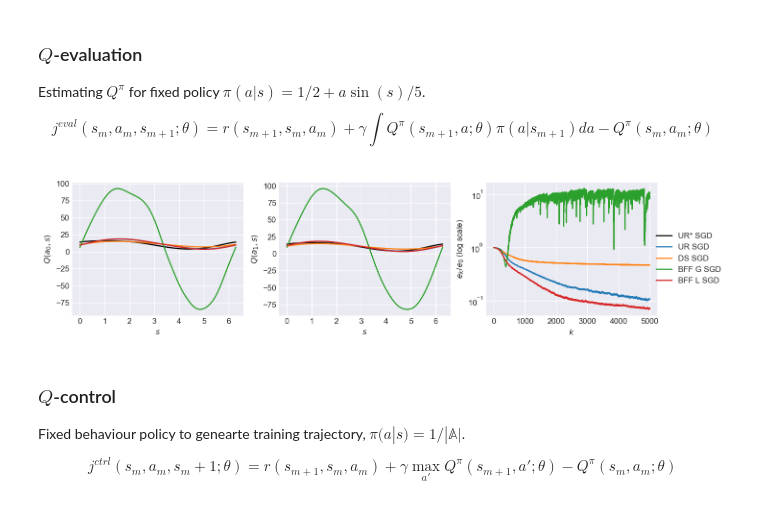
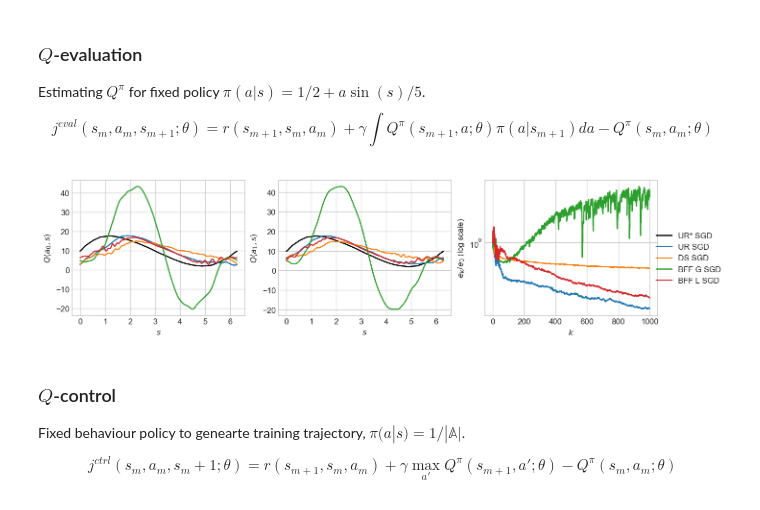
Before and after one commit to franinsu/CBO_RL, a Jupyter notebook: CBO_RL_full.ipynb, the cells around one changed output. Drawn from its saved outputs; the diff is of its cells as text; code cells hidden in the pictures.

```diff
--- a/CBO_RL_full.ipynb
+++ b/CBO_RL_full.ipynb
@@ -362,10 +337,7 @@ epochs = 1
 # %%
-V_UR_CBO, e_UR_CBO = V_eval_CBO_gen(UR_CBO_L)(
-    N=N, m=m,epochs=epochs, η_k=η_k, τ_k=τ_k, β_k=β_k, δ=δ, V_net_comp = V_UR_SGD_star)
-V_DS_CBO, e_DS_CBO = V_eval_CBO_gen(DS_CBO_L)(
-    N=N, m=m,epochs=epochs, η_k=η_k, τ_k=τ_k, β_k=β_k, δ=δ,V_net_comp = V_UR_SGD_star)
-V_BFF_CBO, e_BFF_CBO = V_eval_CBO_gen(BFF_CBO_L)(
-    N=N, m=m,epochs=epochs, η_k=η_k, τ_k=τ_k, β_k=β_k, δ=δ,V_net_comp = V_UR_SGD_star)
+V_UR_CBO, e_UR_CBO = V_eval_CBO_gen(UR_CBO_L)(N=N, m=m,epochs=epochs, η_k=η_k, τ_k=τ_k, β_k=β_k, δ=δ, V_net_comp = V_UR_SGD_star)
+V_DS_CBO, e_DS_CBO = V_eval_CBO_gen(DS_CBO_L)(N=N, m=m,epochs=epochs, η_k=η_k, τ_k=τ_k, β_k=β_k, δ=δ,V_net_comp = V_UR_SGD_star)
+V_BFF_CBO, e_BFF_CBO = V_eval_CBO_gen(BFF_CBO_L)(N=N, m=m,epochs=epochs, η_k=η_k, τ_k=τ_k, β_k=β_k, δ=δ,V_net_comp = V_UR_SGD_star)
 # %%
 V_s = [V_UR_CBO, V_DS_CBO, V_BFF_CBO]
 e_s = [e_UR_CBO, e_DS_CBO, e_BFF_CBO]
@@ -503,6 +474,7 @@ class Net(nn.Module):
         self.fc1 = nn.Linear(2, 50)
         self.fc2 = nn.Linear(50, 50)
         self.fc3 = nn.Linear(50, 2)
+        self.apply(self.init_params)
 
     def forward(self, x):
         x = torch.cat((torch.sin(x), torch.cos(x)), 1)
@@ -510,6 +482,11 @@ class Net(nn.Module):
         x = torch.cos(self.fc2(x))
         x = self.fc3(x)
         return x
+
+    def init_params(self, m):
+        if type(m) == nn.Linear:
+            nn.init.normal_(m.weight)
+            nn.init.normal_(m.bias)
 # %%
 def comp(Q_net,Q_net_comp,x_ls, n):
     diff = Q_net(x_ls)-Q_net_comp(x_ls)
@@ -519,7 +496,7 @@ def comp_0(Q_net,Q_net_comp,x_ls, n):
     return np.sqrt(2*np.pi/n)*torch.norm(diff)
 # %%
 def Q_SGD_gen(update_step):
-    def algo(Q_net=Net(), M=1000, epochs=100, γ=0.9, τ=0.01, S=S, A_idx=A_idx, R=R, a_s=a_s, π=π, σ=σ, ϵ=ϵ, Q_net_comp=None, n=100):
+    def algo(Q_net=Net(), M=1000, epochs=100, γ=0.9, τ=0.01, S=S, A_idx=A_idx, R=R, a_s=a_s, π=π, σ=σ, ϵ=ϵ, Q_net_comp=None, n=1000):
         Rem = torch.tensor([])
         N = S.size()[0]
         if Q_net_comp:
@@ -595,41 +572,41 @@ torch.save(Q_eval_UR_SGD_star, "Q_eval_UR_SGD_star.pt")
 Q_eval_UR_SGD_star = torch.load("Q_eval_UR_SGD_star.pt")
 # %%
-Q_eval_UR_SGD, e_UR_SGD = Q_SGD_gen(Q_eval_UR_SGD_update_step)(M=1000, epochs=5, τ=0.08, Q_net_comp = Q_eval_UR_SGD_star)
-Q_eval_DS_SGD, e_DS_SGD = Q_SGD_gen(Q_eval_DS_SGD_update_step)(M=1000, epochs=5, τ=0.08, Q_net_comp = Q_eval_UR_SGD_star)
-Q_eval_BFF_G_SGD, e_BFF_G_SGD = Q_SGD_gen(Q_eval_BFF_G_SGD_update_step)(M=1000, epochs=5, τ=0.08, Q_net_comp = Q_eval_UR_SGD_star)
-Q_eval_BFF_L_SGD, e_BFF_L_SGD = Q_SGD_gen(Q_eval_BFF_L_SGD_update_step)(M=1000, epochs=5, τ=0.08, Q_net_comp = Q_eval_UR_SGD_star)
+Q_eval_UR_SGD, e_UR_SGD = Q_SGD_gen(Q_eval_UR_SGD_update_step)(M=1000, epochs=1, τ=0.1, Q_net_comp = Q_eval_UR_SGD_star)
+Q_eval_DS_SGD, e_DS_SGD = Q_SGD_gen(Q_eval_DS_SGD_update_step)(M=1000, epochs=1, τ=0.1, Q_net_comp = Q_eval_UR_SGD_star)
+Q_eval_BFF_G_SGD, e_BFF_G_SGD = Q_SGD_gen(Q_eval_BFF_G_SGD_update_step)(M=1000, epochs=1, τ=0.1, Q_net_comp = Q_eval_UR_SGD_star)
+Q_eval_BFF_L_SGD, e_BFF_L_SGD = Q_SGD_gen(Q_eval_BFF_L_SGD_update_step)(M=1000, epochs=1, τ=0.1, Q_net_comp = Q_eval_UR_SGD_star)
 # %%
 def plotQ(Q_s, e_s, lb_s, Q_star, lb_star):
     a_n = len(a_s)
     n = len(Q_s)
     fig, axs = plt.subplots(figsize=(12,3),ncols=a_n+1)
-    x_s = torch.linspace(0,2*np.pi,100)
+    x_s = torch.linspace(0,2*np.pi,1000)
     y_star = Q_star(x_s.view(-1,1))
     y_s = torch.cat([Q(x_s.view(-1,1)).view(1,-1,a_n) for Q in Q_s])
     y_s -= torch.mean(y_s-y_star.expand(n,-1,a_n),axis=1).view(n,-1,a_n)
     for i in range(a_n):
         axs[i].plot(x_s.detach().numpy(),y_star[:,1].detach().numpy(),label=lb_star, color="black")
         axs[i].set_ylabel(f"$Q(a_{i},s)$")
         axs[i].set_xlabel(r"$s$")
 
     for j in range(n):
         for i in range(a_n):
             axs[i].plot(x_s.detach().numpy(),y_s[j,:,i].detach().numpy(),label=lb_s[j])
         axs[a_n].plot(e_s[j]/e_s[j][0], label=lb_s[j])
     axs[a_n].set_yscale("log")
     axs[a_n].set_ylabel(r"$e_k/e_0$ (log scale)")
     axs[a_n].set_xlabel(r"$k$")
     handles, labels = axs[0].get_legend_handles_labels()
     fig.legend(handles, labels, loc='center right')
     plt.tight_layout()
     plt.subplots_adjust(right=0.9)
 
 Q_s = [Q_eval_UR_SGD,Q_eval_DS_SGD,Q_eval_BFF_G_SGD,Q_eval_BFF_L_SGD]
 e_s = [e_UR_SGD,e_DS_SGD,e_BFF_G_SGD,e_BFF_L_SGD]
 lb_s = ["UR SGD","DS SGD","BFF G SGD", "BFF L SGD"]
 plotQ(Q_s,e_s,lb_s, Q_eval_UR_SGD_star, "UR* SGD")
 # %% [output]
-[figure, old version]
+[figure, new version]
 # %% [markdown]
  ### $Q$-control
 
```
Also changed, not shown: parts of 19 cells of this notebook, 59 other files.
